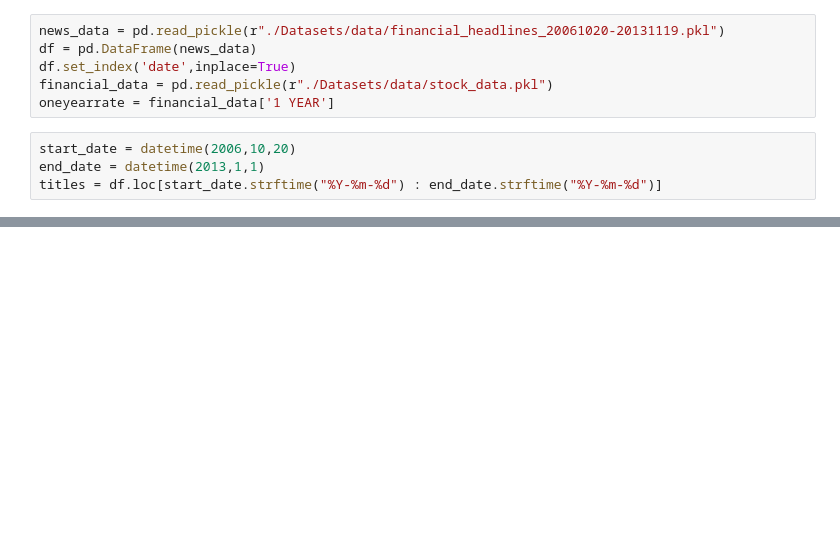
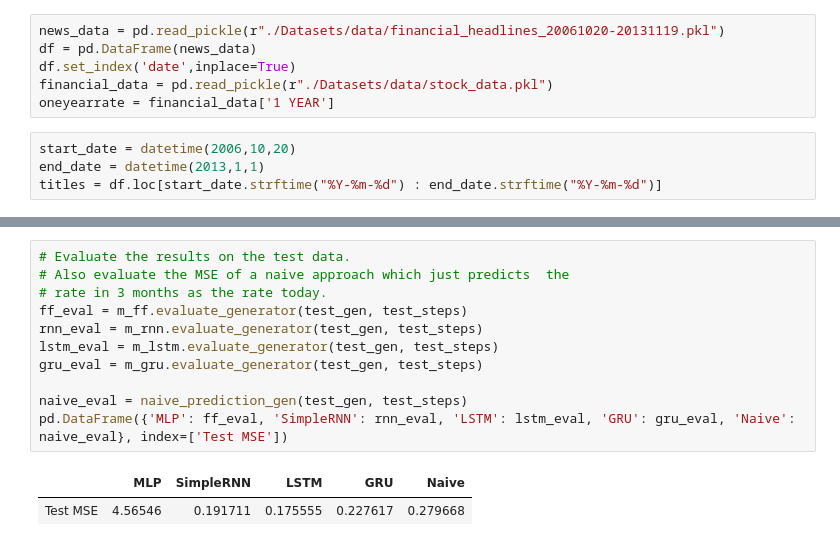
Before and after one commit to backmag/NLP-finance, a Jupyter notebook: News-playground.ipynb, the cells around one changed output, grey strips where cells are left out. Saved outputs shown, nothing was run; the diff lists cells and outputs as text; blank space fills up the shorter version.

```diff
--- a/News-playground.ipynb
+++ b/News-playground.ipynb
@@ -273,0 +409,14 @@ model.fit_generator(gen,steps_per_epoch=5,epochs=1,verbose=1)
+# %%
+# Evaluate the results on the test data.
+# Also evaluate the MSE of a naive approach which just predicts  the
+# rate in 3 months as the rate today.
+ff_eval = m_ff.evaluate_generator(test_gen, test_steps)
+rnn_eval = m_rnn.evaluate_generator(test_gen, test_steps)
+lstm_eval = m_lstm.evaluate_generator(test_gen, test_steps)
+gru_eval = m_gru.evaluate_generator(test_gen, test_steps)
+
+naive_eval = naive_prediction_gen(test_gen, test_steps)
+pd.DataFrame({'MLP': ff_eval, 'SimpleRNN': rnn_eval, 'LSTM': lstm_eval, 'GRU': gru_eval, 'Naive': naive_eval}, index=['Test MSE'])
+# %% [output]
+|  | MLP | SimpleRNN | LSTM | GRU | Naive |
+| Test MSE | 4.56546 | 0.191711 | 0.175555 | 0.227617 | 0.279668 |
```
Also changed, not shown: parts of 21 cells of this notebook.
